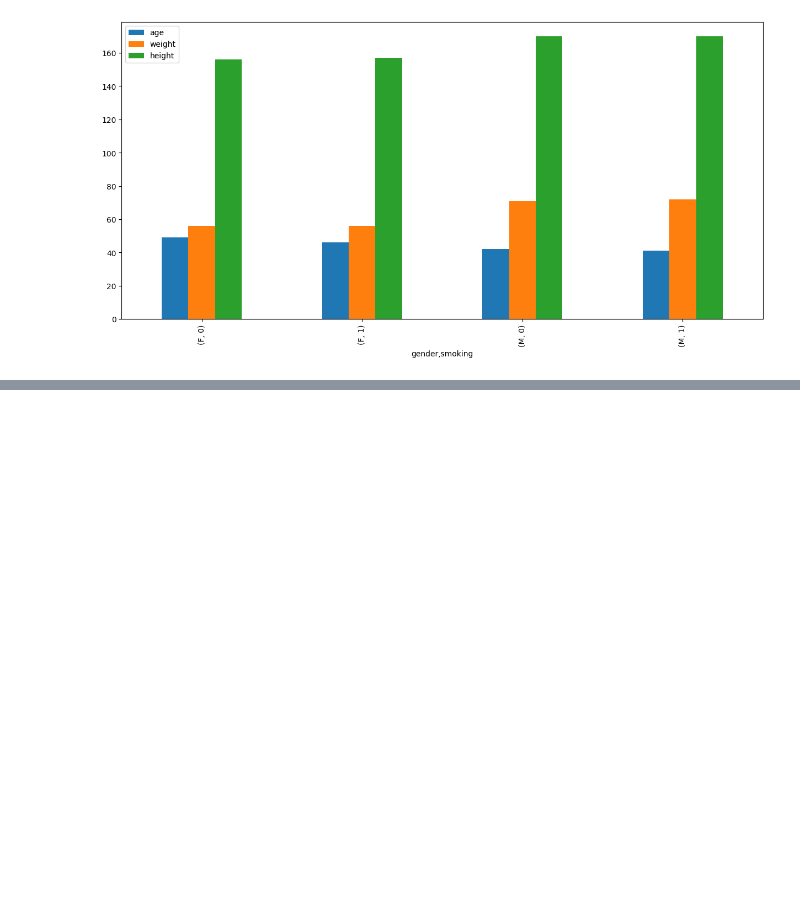
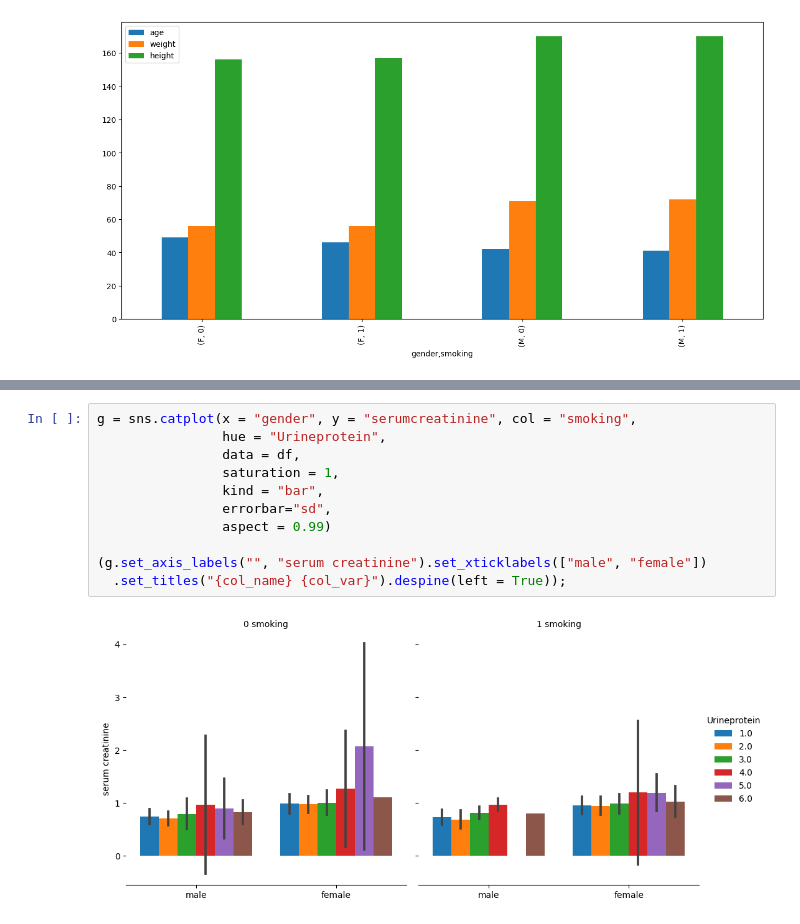
Before and after one commit to Renga1999/Data_Mining_Project_Body_Signal_due_to_smoking, a Jupyter notebook: Team2_python_project.ipynb, the cells around one changed output, grey strips where cells are left out. Cells and saved outputs as stored; diff of their text form; blank space fills up the shorter version.

```diff
--- a/Team2_python_project.ipynb
+++ b/Team2_python_project.ipynb
@@ -415,0 +427,13 @@ summary.plot(kind="bar",figsize=(15,7))
+# %%
+g = sns.catplot(x = "gender", y = "serumcreatinine", col = "smoking",
+                hue = "Urineprotein",
+                data = df,
+                saturation = 1,
+                kind = "bar",
+                errorbar="sd",
+                aspect = 0.99)
+
+(g.set_axis_labels("", "serum creatinine").set_xticklabels(["male", "female"])
+  .set_titles("{col_name} {col_var}").despine(left = True));
+# %% [output]
+[figure, added]
```
Also changed, not shown: parts of 4 cells of this notebook.
